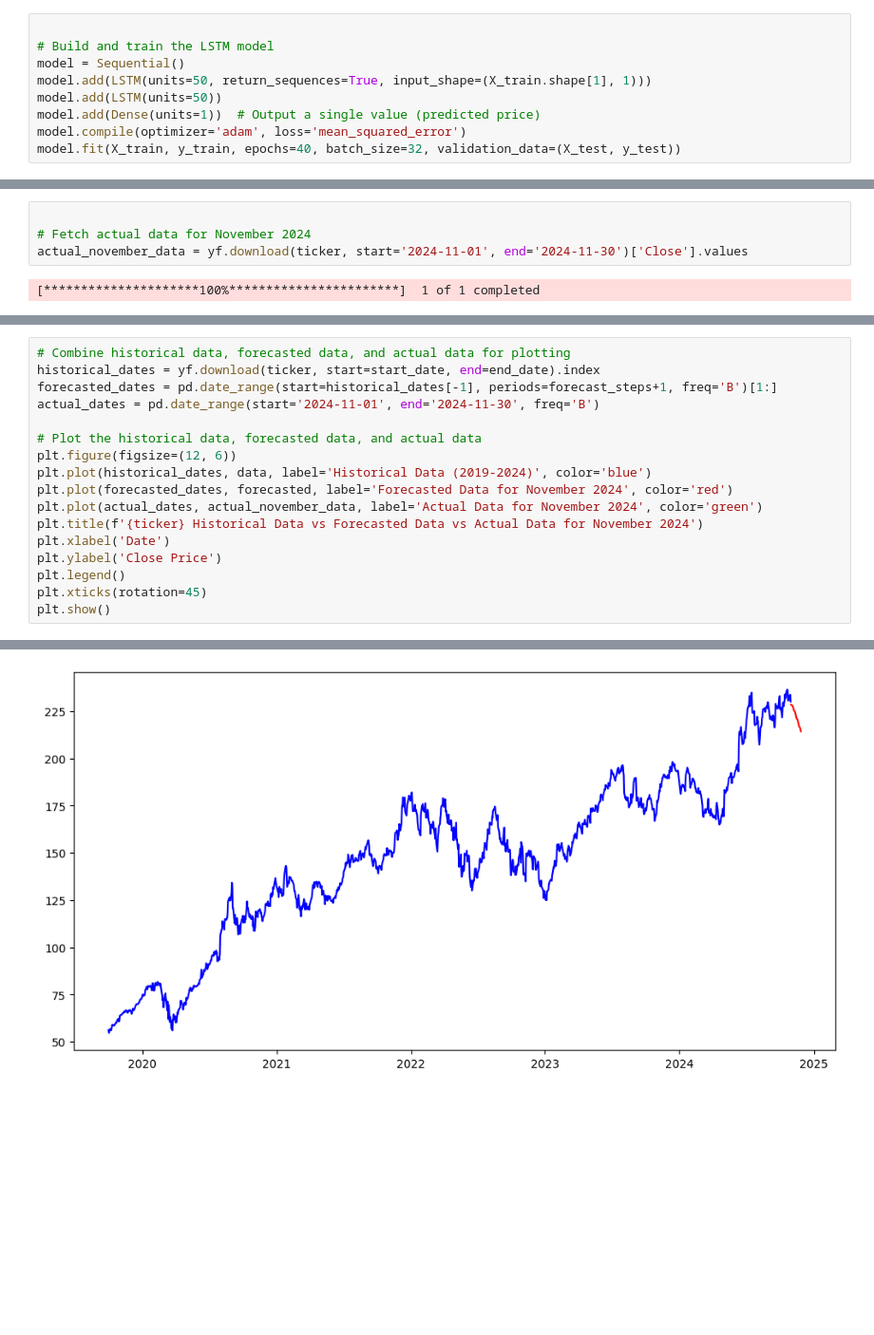
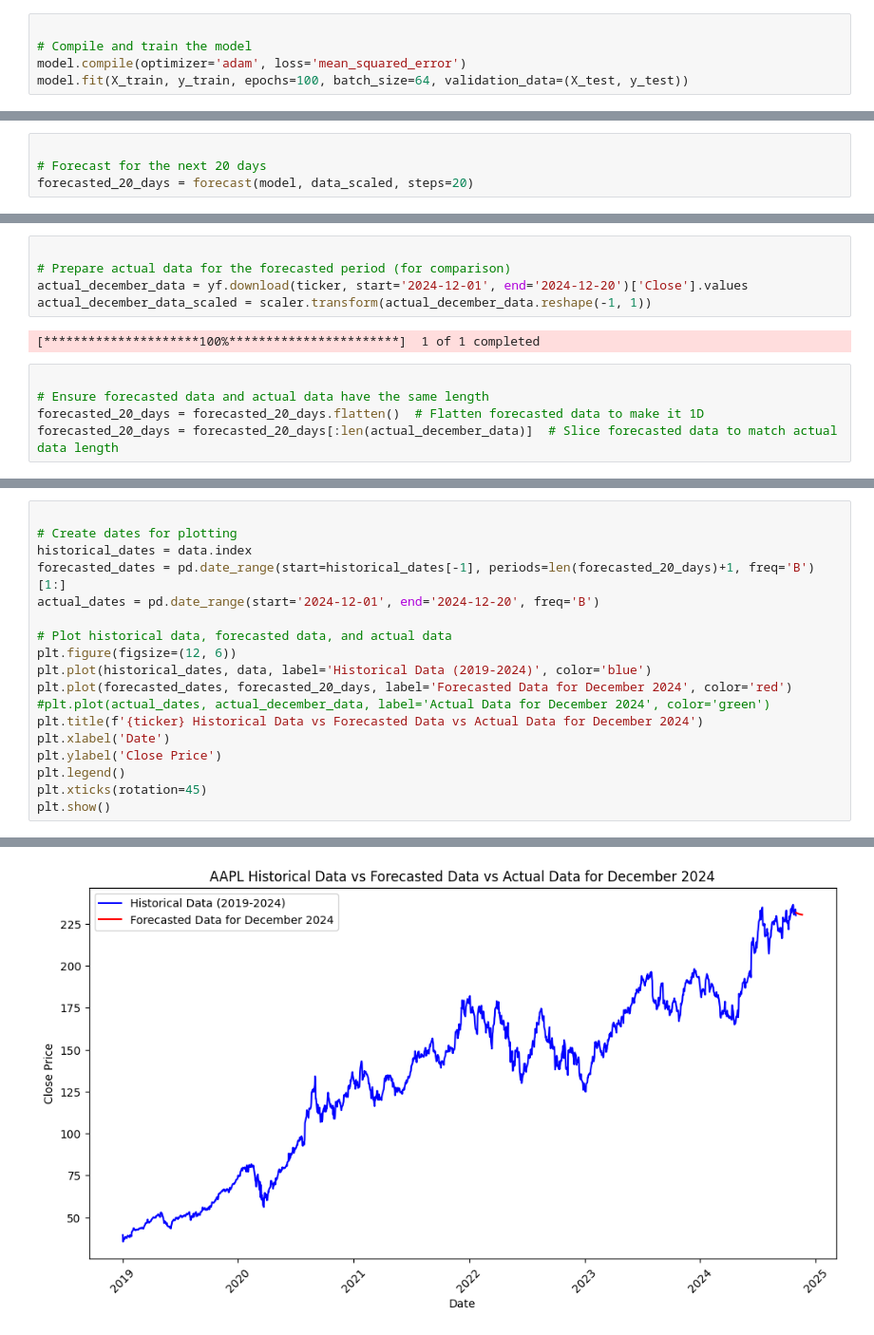
Before and after one commit to Prerana-walvekar/Stock, a Jupyter notebook: Apple_Forecast.ipynb, the cells around one changed output, grey strips where cells are left out. Shown at 95% size. Cells and saved outputs as stored; diff of their text form; blank space fills up the shorter version.

Commit message:
Adding accuracy of the forecasting

```diff
--- a/Apple_Forecast.ipynb
+++ b/Apple_Forecast.ipynb
@@ -43,10 +54,6 @@ X_test, y_test = X[train_size:], y[train_size:]
 # %%
 
-# Build and train the LSTM model
-model = Sequential()
-model.add(LSTM(units=50, return_sequences=True, input_shape=(X_train.shape[1], 1)))
-model.add(LSTM(units=50))
-model.add(Dense(units=1))  # Output a single value (predicted price)
+# Compile and train the model
 model.compile(optimizer='adam', loss='mean_squared_error')
-model.fit(X_train, y_train, epochs=40, batch_size=32, validation_data=(X_test, y_test))
+model.fit(X_train, y_train, epochs=100, batch_size=64, validation_data=(X_test, y_test))
 # %% [output]
@@ -100,0 +89,4 @@ forecasted = scaler.inverse_transform(np.array(forecasted).reshape(-1, 1))
+# %%
+
+# Forecast for the next 20 days
+forecasted_20_days = forecast(model, data_scaled, steps=20)
@@ -101,9 +114,15 @@ forecasted = scaler.inverse_transform(np.array(forecasted).reshape(-1, 1))
 # %%
 
-# Fetch actual data for November 2024
-actual_november_data = yf.download(ticker, start='2024-11-01', end='2024-11-30')['Close'].values
+# Prepare actual data for the forecasted period (for comparison)
+actual_december_data = yf.download(ticker, start='2024-12-01', end='2024-12-20')['Close'].values
+actual_december_data_scaled = scaler.transform(actual_december_data.reshape(-1, 1))
 # %% [output]
 [*********************100%***********************]  1 of 1 completed
+# %%
+
+# Ensure forecasted data and actual data have the same length
+forecasted_20_days = forecasted_20_days.flatten()  # Flatten forecasted data to make it 1D
+forecasted_20_days = forecasted_20_days[:len(actual_december_data)]  # Slice forecasted data to match actual data length
 # %%
 
 # Calculate RMSE (Root Mean Squared Error) between forecasted and actual values
@@ -120,15 +140,16 @@ ValueError: Found input variables with inconsistent numbers of samples: [20, 21]
 # %%
-# Combine historical data, forecasted data, and actual data for plotting
-historical_dates = yf.download(ticker, start=start_date, end=end_date).index
-forecasted_dates = pd.date_range(start=historical_dates[-1], periods=forecast_steps+1, freq='B')[1:]
-actual_dates = pd.date_range(start='2024-11-01', end='2024-11-30', freq='B')
 
-# Plot the historical data, forecasted data, and actual data
+# Create dates for plotting
+historical_dates = data.index
+forecasted_dates = pd.date_range(start=historical_dates[-1], periods=len(forecasted_20_days)+1, freq='B')[1:]
+actual_dates = pd.date_range(start='2024-12-01', end='2024-12-20', freq='B')
+
+# Plot historical data, forecasted data, and actual data
 plt.figure(figsize=(12, 6))
 plt.plot(historical_dates, data, label='Historical Data (2019-2024)', color='blue')
-plt.plot(forecasted_dates, forecasted, label='Forecasted Data for November 2024', color='red')
-plt.plot(actual_dates, actual_november_data, label='Actual Data for November 2024', color='green')
-plt.title(f'{ticker} Historical Data vs Forecasted Data vs Actual Data for November 2024')
+plt.plot(forecasted_dates, forecasted_20_days, label='Forecasted Data for December 2024', color='red')
+#plt.plot(actual_dates, actual_december_data, label='Actual Data for December 2024', color='green')
+plt.title(f'{ticker} Historical Data vs Forecasted Data vs Actual Data for December 2024')
 plt.xlabel('Date')
 plt.ylabel('Close Price')
 plt.legend()
@@ -140 +159 @@ ValueError: x and y must have same first dimension, but have shapes (21,) and (2
-[figure, old version]
+[figure, new version]
```
Also changed, not shown: parts of 14 cells of this notebook.
